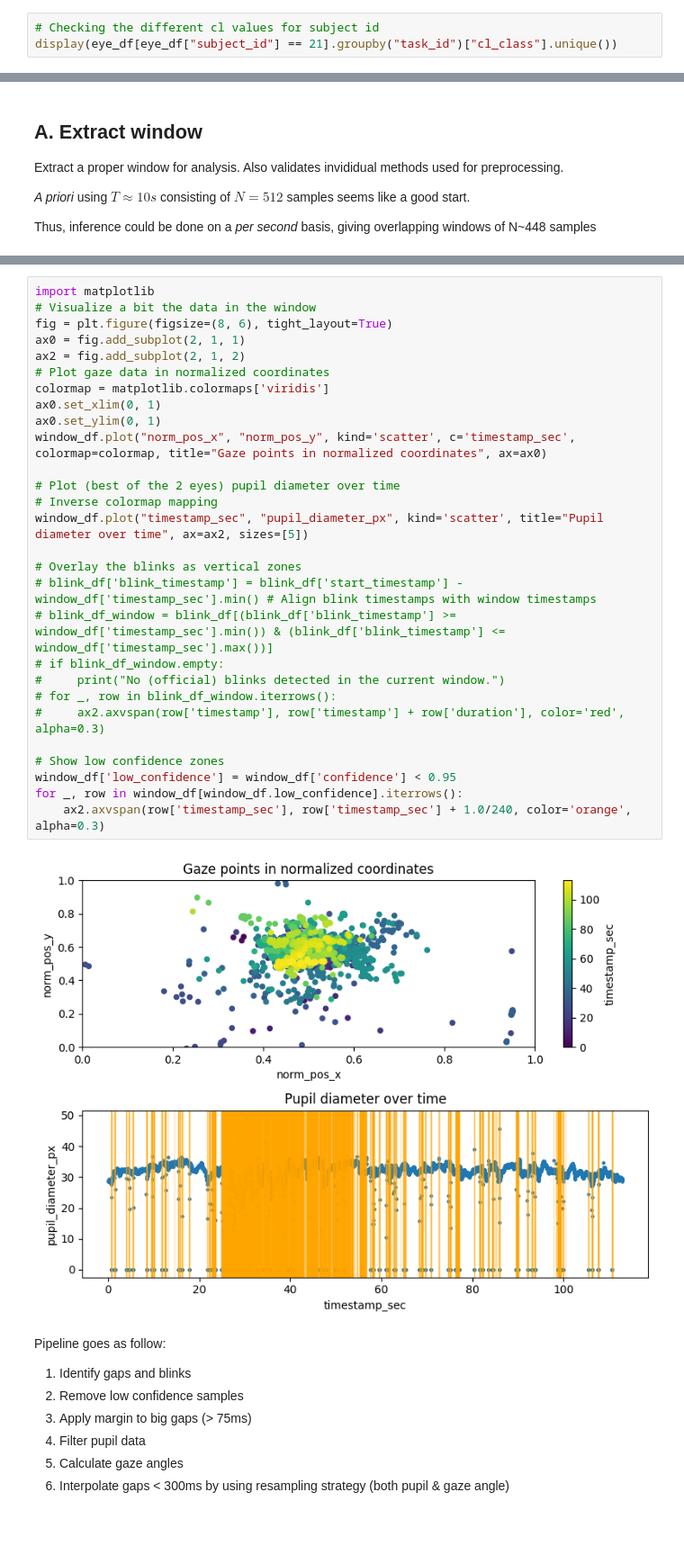
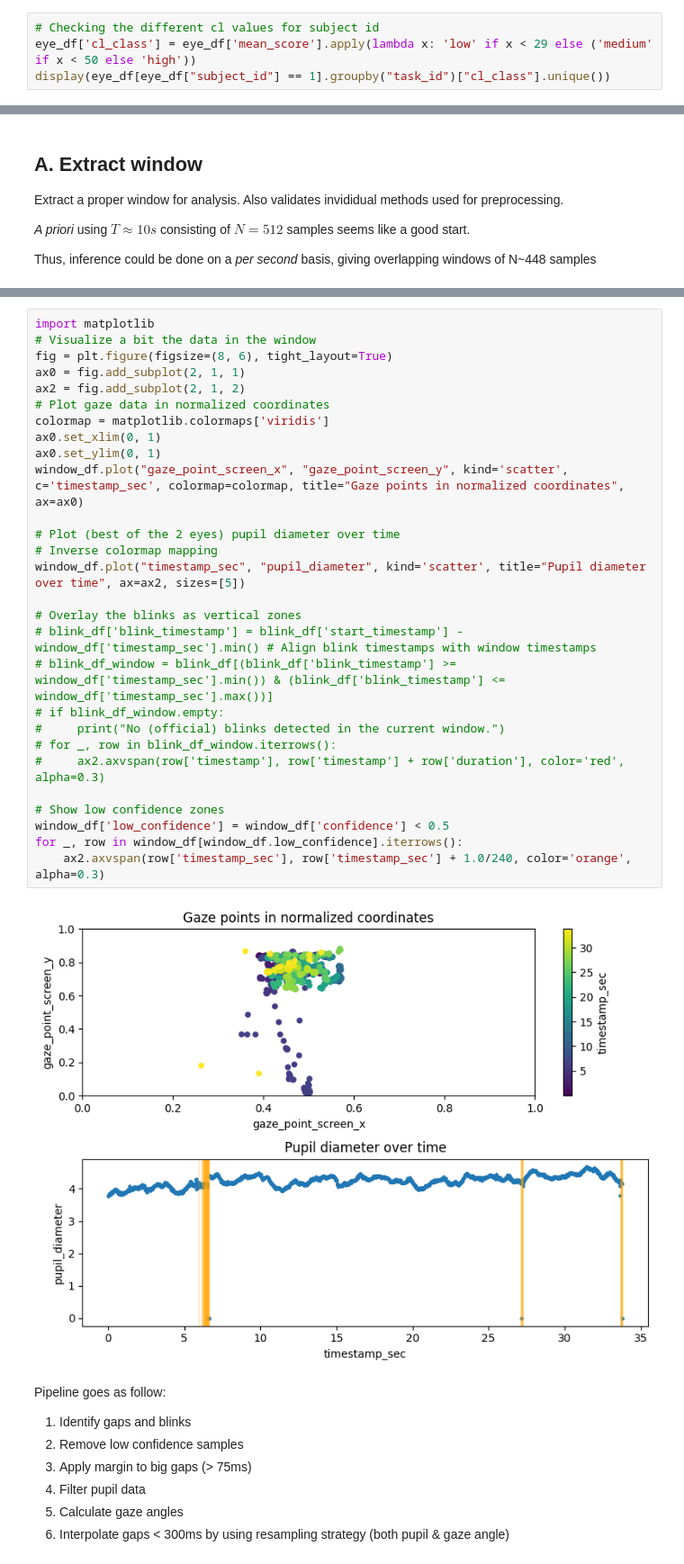
Before and after one commit to Alex0021/user-adaptive-swarm-interfaces, a Jupyter notebook: research/cognitive_load_models/notebooks/02_preprocessing_pipeline.ipynb, the cells around one changed output, grey strips where cells are left out. Shown at 90% size. Saved outputs shown, nothing was run; the diff lists cells and outputs as text; blank space fills up the shorter version.

```diff
--- a/research/cognitive_load_models/notebooks/02_preprocessing_pipeline.ipynb
+++ b/research/cognitive_load_models/notebooks/02_preprocessing_pipeline.ipynb
@@ -40,4 +55,5 @@ Loaded eye-tracking data shape: (10312, 12)
 # %%
 # Checking the different cl values for subject id
-display(eye_df[eye_df["subject_id"] == 21].groupby("task_id")["cl_class"].unique())
+eye_df['cl_class'] = eye_df['mean_score'].apply(lambda x: 'low' if x < 29 else ('medium' if x < 50 else 'high'))
+display(eye_df[eye_df["subject_id"] == 1].groupby("task_id")["cl_class"].unique())
 # %% [output]
@@ -77,33 +105,33 @@ Name: gaze_point_3d_y, dtype: float64
 # %%
 import matplotlib
 # Visualize a bit the data in the window
 fig = plt.figure(figsize=(8, 6), tight_layout=True)
 ax0 = fig.add_subplot(2, 1, 1)
 ax2 = fig.add_subplot(2, 1, 2)
 # Plot gaze data in normalized coordinates
 colormap = matplotlib.colormaps['viridis']
 ax0.set_xlim(0, 1)
 ax0.set_ylim(0, 1)
-window_df.plot("norm_pos_x", "norm_pos_y", kind='scatter', c='timestamp_sec', colormap=colormap, title="Gaze points in normalized coordinates", ax=ax0)
+window_df.plot("gaze_point_screen_x", "gaze_point_screen_y", kind='scatter', c='timestamp_sec', colormap=colormap, title="Gaze points in normalized coordinates", ax=ax0)
 
 # Plot (best of the 2 eyes) pupil diameter over time
 # Inverse colormap mapping
-window_df.plot("timestamp_sec", "pupil_diameter_px", kind='scatter', title="Pupil diameter over time", ax=ax2, sizes=[5])
+window_df.plot("timestamp_sec", "pupil_diameter", kind='scatter', title="Pupil diameter over time", ax=ax2, sizes=[5])
 
 # Overlay the blinks as vertical zones
 # blink_df['blink_timestamp'] = blink_df['start_timestamp'] - window_df['timestamp_sec'].min() # Align blink timestamps with window timestamps
 # blink_df_window = blink_df[(blink_df['blink_timestamp'] >= window_df['timestamp_sec'].min()) & (blink_df['blink_timestamp'] <= window_df['timestamp_sec'].max())]
 # if blink_df_window.empty:
 #     print("No (official) blinks detected in the current window.")
 # for _, row in blink_df_window.iterrows():
 #     ax2.axvspan(row['timestamp'], row['timestamp'] + row['duration'], color='red', alpha=0.3)
 
 # Show low confidence zones
-window_df['low_confidence'] = window_df['confidence'] < 0.95
+window_df['low_confidence'] = window_df['confidence'] < 0.5
 for _, row in window_df[window_df.low_confidence].iterrows():
     ax2.axvspan(row['timestamp_sec'], row['timestamp_sec'] + 1.0/240, color='orange', alpha=0.3)
 # %% [output]
-[figure, old version]
+[figure, new version]
 # %% [markdown]
 Pipeline goes as follow:
 1. Identify gaps and blinks
```
Also changed, not shown: parts of 11 cells of this notebook, 6 other files.
